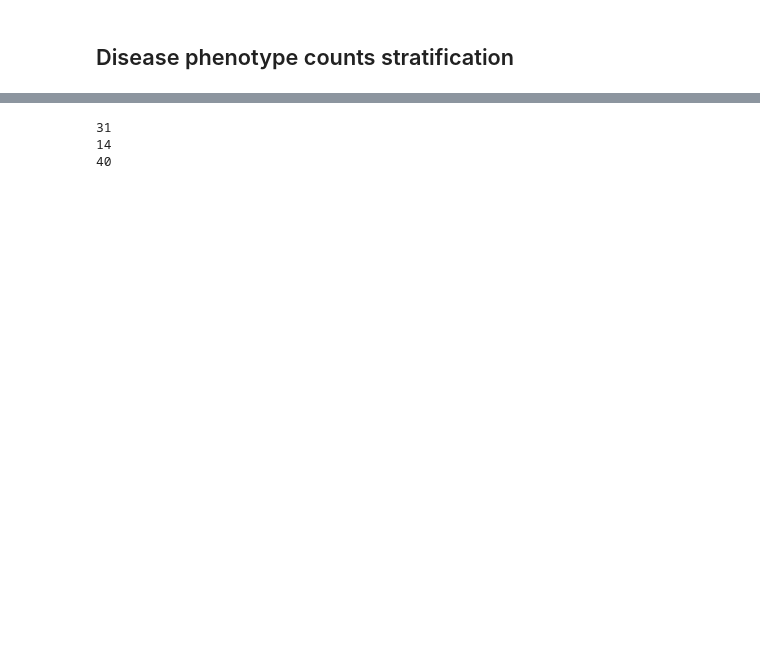
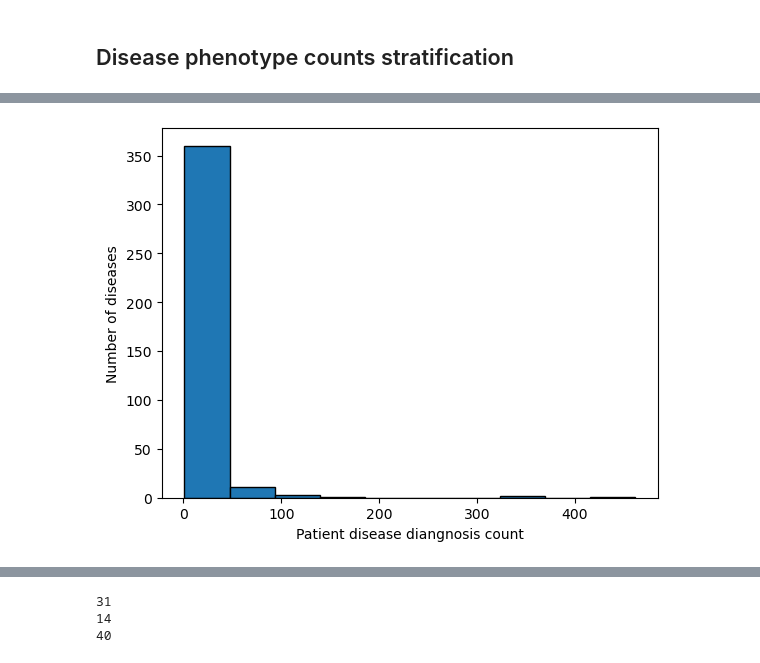
Before and after one commit to monarch-initiative/ELDER, a Jupyter notebook: jupyter_notebooks/elder_analysis.ipynb, the cells around one changed output, grey strips where cells are left out. Saved outputs shown, nothing was run; the diff lists cells and outputs as text; code cells hidden in the pictures; blank space fills up the shorter version.

```diff
--- a/jupyter_notebooks/elder_analysis.ipynb
+++ b/jupyter_notebooks/elder_analysis.ipynb
@@ -2012,4 +2489,0 @@ for c in common_dids:
-# %%
-# Add this bit of information to our patient data
-for p in select_pdata:
-    p.p_group = disease_pgroups[p.disease_mapped]
@@ -2082,0 +2490,30 @@ plt.show()
+# %%
+res_filepath = "/work/users/a/o/ao33/ELDER/compiled_analysis_data.tsv"
+stats_filepath = "/work/users/a/o/ao33/ELDER/stats_analsysis.tsv"
+fig_dir = "/work/users/a/o/ao33/ELDER/FIGURES_NEW"
+downsample = False
+os.makedirs(fig_dir, exist_ok=True)
+
+# Format output names/paths for All data
+if not downsample:
+    # All data
+    save_stats_name = "figure5_disease_stratification_allsamples.tsv"
+    save_fig_name = "figure5_disease_stratification_allsamples.pdf"
+
+# Downsampled data
+else:
+    save_stats_name = "figure5_disease_stratification_downsample{}.tsv".format(downsample)
+    save_fig_name = "figure5_disease_stratification_downsample{}.pdf".format(downsample)
+
+# Note, this is passed in to plt savefigure at the end
+save_figure = os.path.join(fig_dir, save_fig_name)
+save_stats = os.path.join(fig_dir, save_stats_name)
+
+# Read results tables into memory
+res_df = pd.read_csv(res_filepath, sep='\t')
+stats_df = pd.read_csv(stats_filepath, sep='\t')
+
+print("- Results found {} for {}".format(format(len(res_df), ','), res_filepath))
+if downsample != False:
+    res_df = res_df[res_df["downsample{}".format(downsample)] == 1].reset_index(drop=True)
+    print("- Downsampled results found {} for v{}".format(format(len(res_df), ','), downsample))
@@ -2082,0 +2608,11 @@ plt.show()
+# %%
+disease_pid_counts = Counter([p for p in res_df["disease_id"]])
+
+fig = plt.figure()
+ax = plt.subplot2grid((1,1), (0,0))
+ax.hist(list(disease_pid_counts.values()), edgecolor='black')
+ax.set_xlabel("Patient disease diangnosis count")
+ax.set_ylabel("Number of diseases")
+plt.show()
+# %% [output]
+[figure, added]
```
Also changed, not shown: parts of 88 cells of this notebook.
